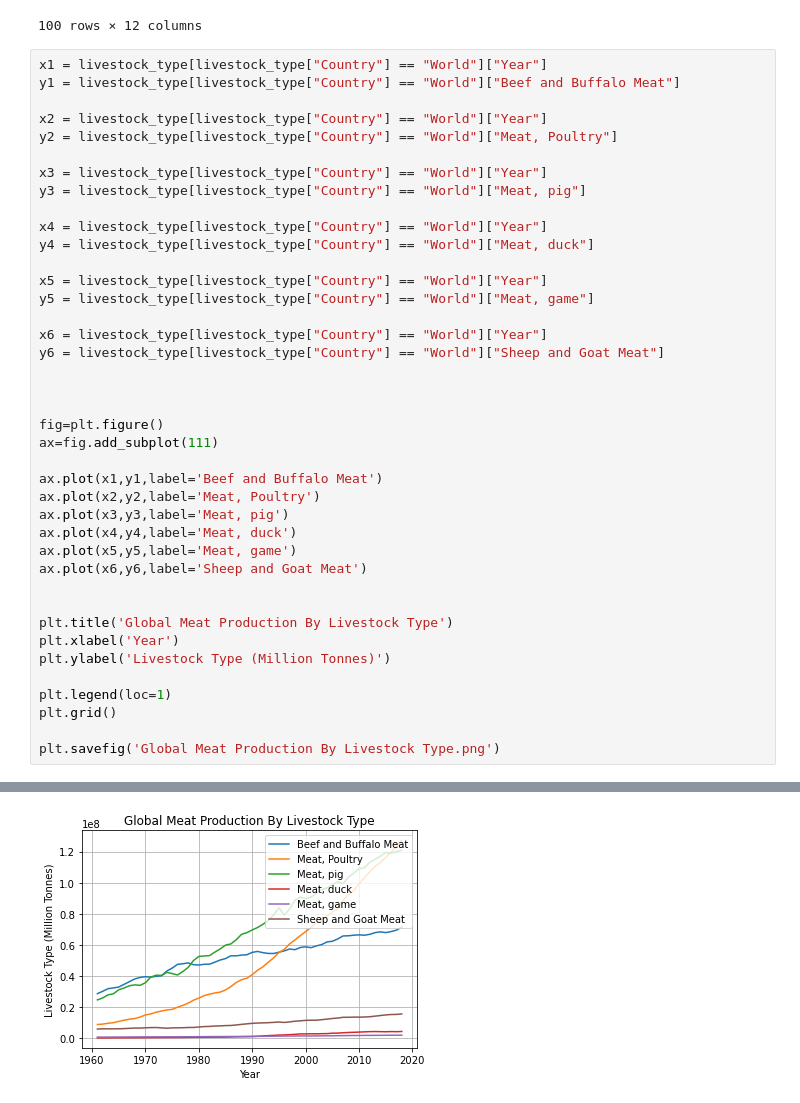
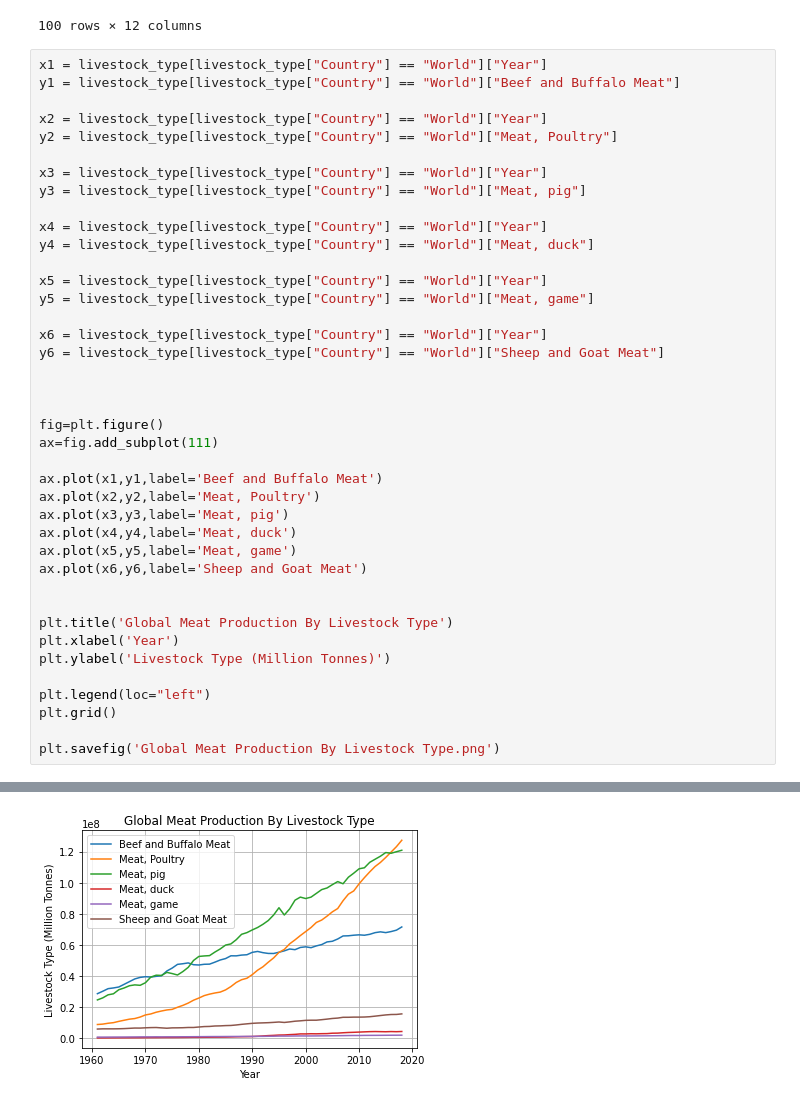
Before and after one commit to sarahgao22sg/Project1, a Jupyter notebook: Meat Production/meat_production.ipynb, the cells around one changed output, grey strips where cells are left out. Drawn from its saved outputs; the diff is of its cells as text.

```diff
--- a/Meat Production/meat_production.ipynb
+++ b/Meat Production/meat_production.ipynb
@@ -197,7 +209,7 @@ plt.title('Global Meat Production By Livestock Type')
 plt.xlabel('Year')
 plt.ylabel('Livestock Type (Million Tonnes)')
 
-plt.legend(loc=1)
+plt.legend(loc="left")
 plt.grid()
 
 plt.savefig('Global Meat Production By Livestock Type.png')
@@ -205,4 +229,4 @@ plt.savefig('Global Meat Production By Livestock Type.png')
-[figure, old version]
+[figure, new version]
 # %%
 x1 = livestock_type[livestock_type["Country"] == "United States"]["Year"]
 y1 = livestock_type[livestock_type["Country"] == "United States"]["Beef and Buffalo Meat"]
```
Also changed, not shown: parts of 3 cells of this notebook, 3 other files.
